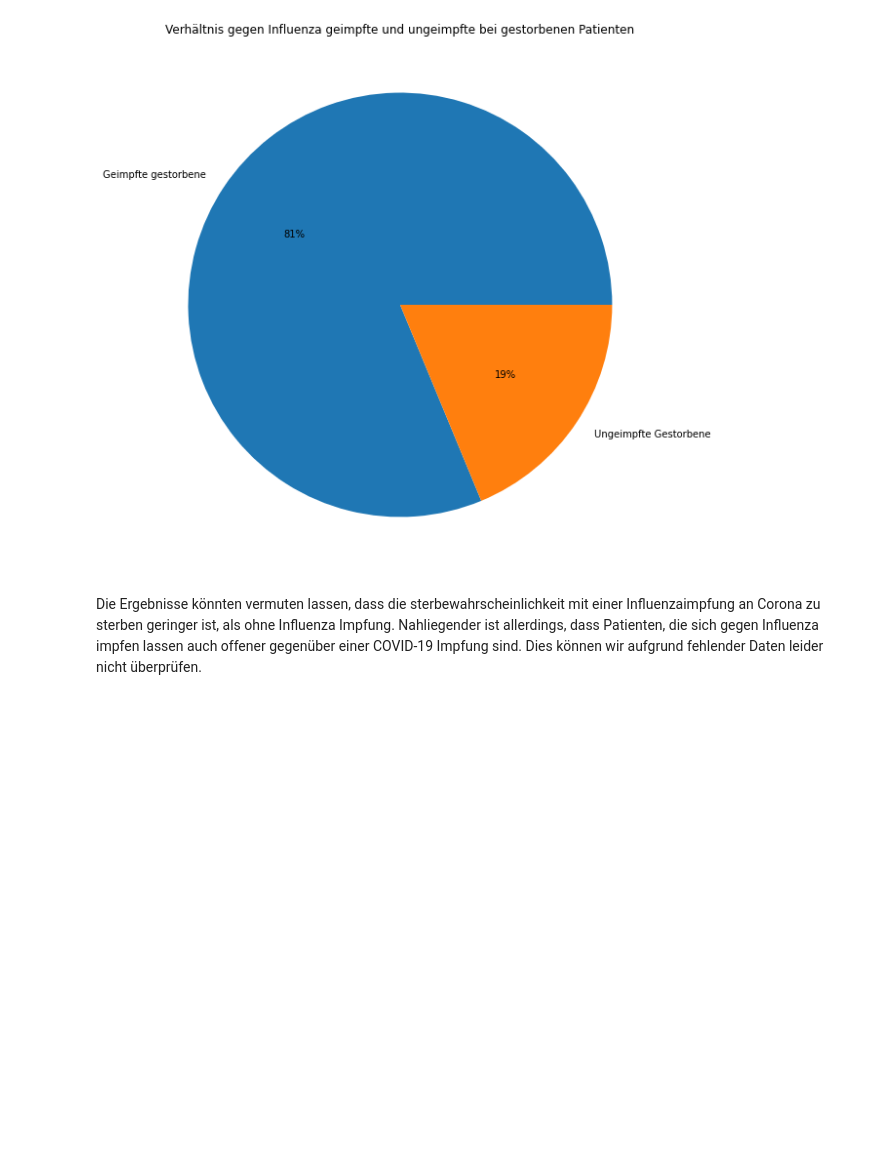
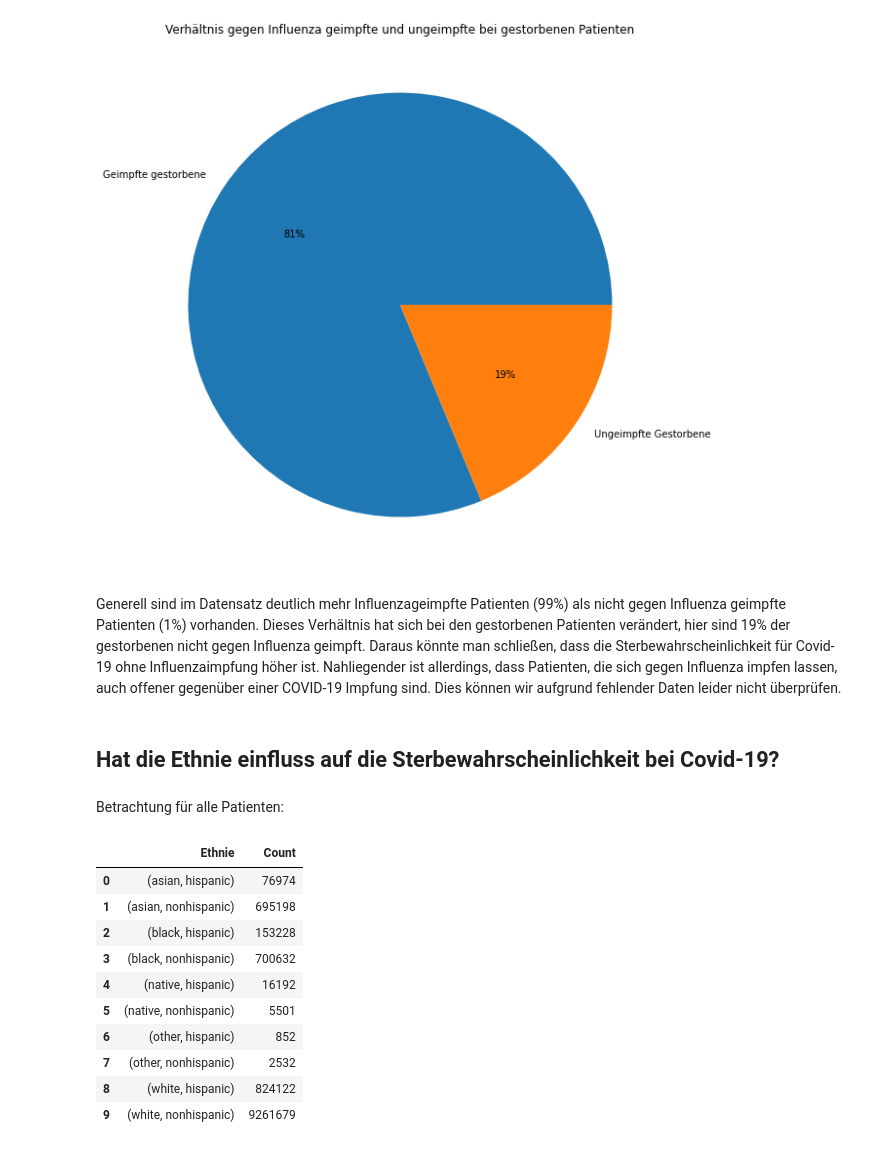
Before and after one commit to Fuenfgeld/DMA2022DataProjectA, a Jupyter notebook: analyse.ipynb, the cells around one changed output. Cells and saved outputs as stored; diff of their text form; code cells hidden in the pictures; blank space fills up the shorter version.

Commit message:
Weitere Datenanalyse #18

```diff
--- a/analyse.ipynb
+++ b/analyse.ipynb
@@ -197,4 +197,9 @@ plt.show()
 # %% [output]
 [figure]
 # %% [markdown]
-Die Ergebnisse könnten vermuten lassen, dass die sterbewahrscheinlichkeit mit einer Influenzaimpfung an Corona zu sterben geringer ist, als ohne Influenza Impfung. Nahliegender ist allerdings, dass Patienten, die sich gegen Influenza impfen lassen auch offener gegenüber einer COVID-19 Impfung sind. Dies können wir aufgrund fehlender Daten leider nicht überprüfen.
+Generell sind im Datensatz deutlich mehr Influenzageimpfte Patienten (99%) als nicht gegen Influenza geimpfte Patienten (1%) vorhanden. Dieses Verhältnis hat sich bei den gestorbenen Patienten verändert, hier sind 19% der gestorbenen nicht gegen Influenza geimpft. Daraus könnte man schließen, dass die Sterbewahrscheinlichkeit für Covid-19 ohne Influenzaimpfung höher ist.
+Nahliegender ist allerdings, dass Patienten, die sich gegen Influenza impfen lassen, auch offener gegenüber einer COVID-19 Impfung sind. Dies können wir aufgrund fehlender Daten leider nicht überprüfen.
+# %% [markdown]
+## Hat die Ethnie einfluss auf die Sterbewahrscheinlichkeit bei Covid-19?
+# %% [markdown]
+Betrachtung für alle Patienten:
@@ -200,0 +208,17 @@ Die Ergebnisse könnten vermuten lassen, dass die sterbewahrscheinlichkeit mit e
+# %%
+df_ethnien_alle_counted = df_ethnien_alle.groupby(by=["RACE", "ETHNICITY"], dropna=True)["RACE"].count().to_frame()
+df_ethnien_alle_counted.insert(loc=0, column="Ethnie", value=df_ethnien_alle_counted.index)
+df_ethnien_alle_counted.rename(columns = {'RACE':'Count'}, inplace = True)
+df_ethnien_alle_counted = df_ethnien_alle_counted.reset_index(drop=True)
+# %% [output]
+|  | Ethnie | Count |
+| 0 | (asian, hispanic) | 76974 |
+| 1 | (asian, nonhispanic) | 695198 |
+| 2 | (black, hispanic) | 153228 |
+| 3 | (black, nonhispanic) | 700632 |
+| 4 | (native, hispanic) | 16192 |
+| 5 | (native, nonhispanic) | 5501 |
+| 6 | (other, hispanic) | 852 |
+| 7 | (other, nonhispanic) | 2532 |
+| 8 | (white, hispanic) | 824122 |
+| 9 | (white, nonhispanic) | 9261679 |
```
Also changed, not shown: parts of 14 cells of this notebook.
